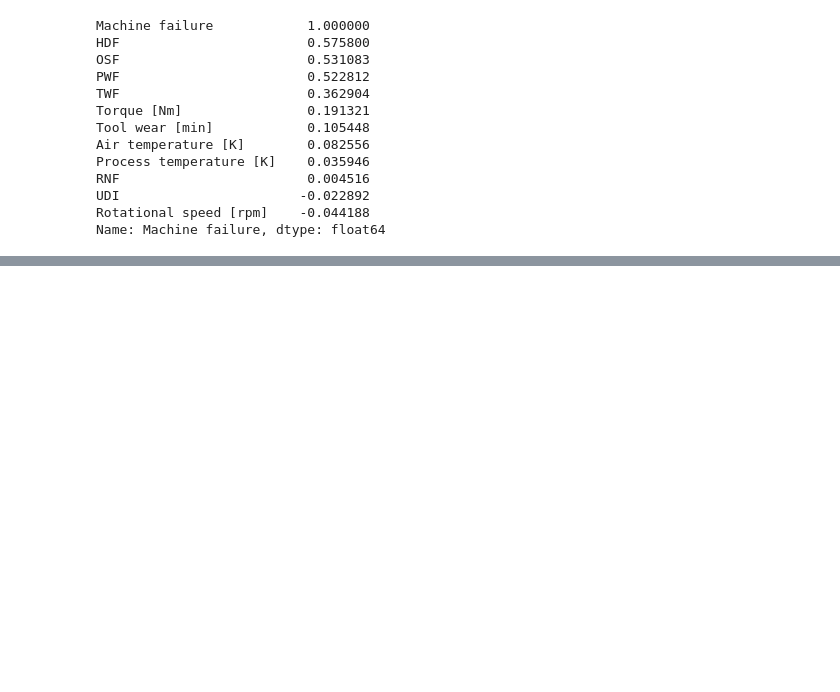
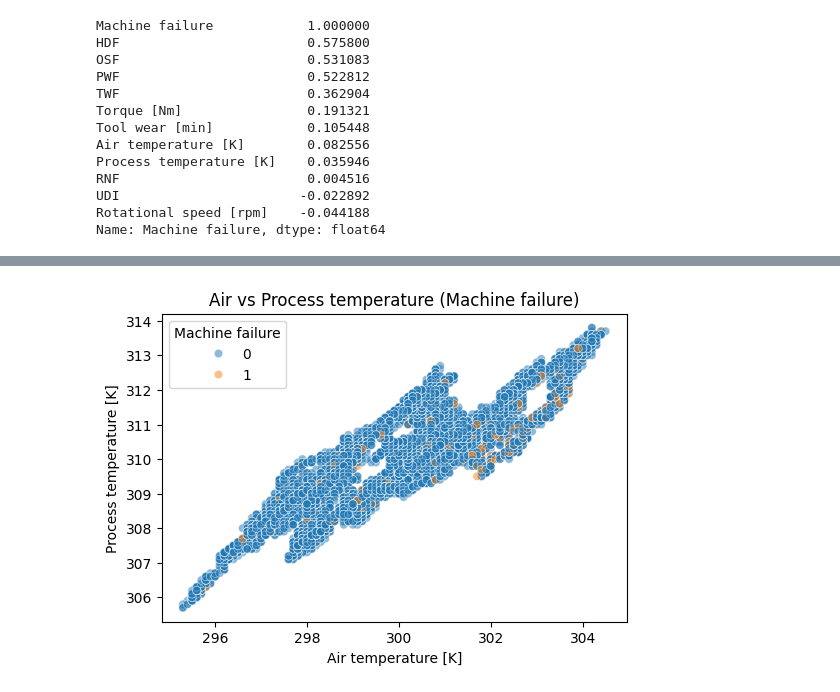
Before and after one commit to afonsornfonseca/Predictive-Maintenance, a Jupyter notebook: notebooks/milestone2.ipynb, the cells around one changed output, grey strips where cells are left out. Saved outputs shown, nothing was run; the diff lists cells and outputs as text; code cells hidden in the pictures; blank space fills up the shorter version.

```diff
--- a/notebooks/milestone2.ipynb
+++ b/notebooks/milestone2.ipynb
@@ -274,0 +301,13 @@ Name: Machine failure, dtype: float64
+# %%
+plt.figure(figsize=(6,4))
+sns.scatterplot(
+    x='Air temperature [K]',
+    y='Process temperature [K]',
+    hue='Machine failure',
+    data=df,
+    alpha=0.5
+)
+plt.title("Air vs Process temperature (Machine failure)")
+plt.show()
+# %% [output]
+[figure, added]
```
Also changed, not shown: parts of 2 cells of this notebook.
